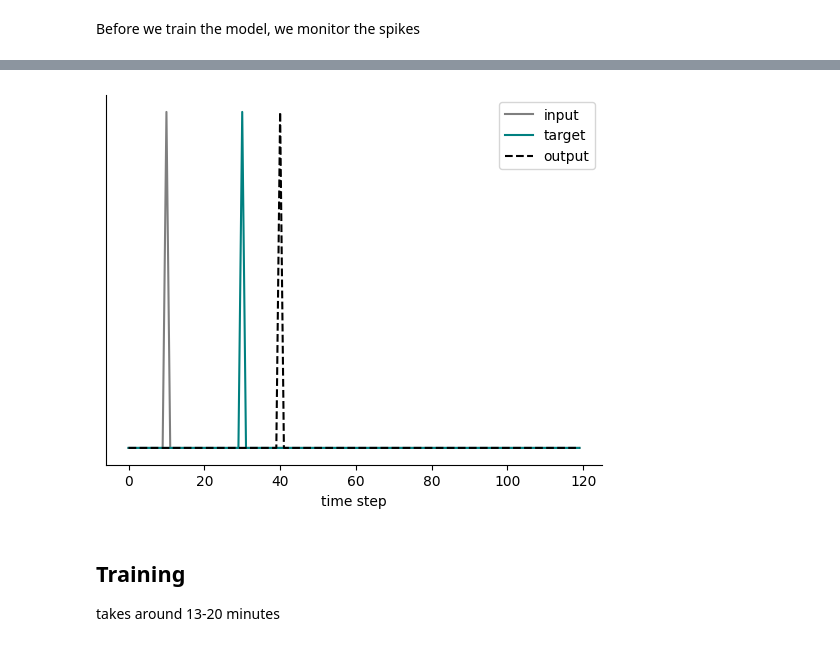
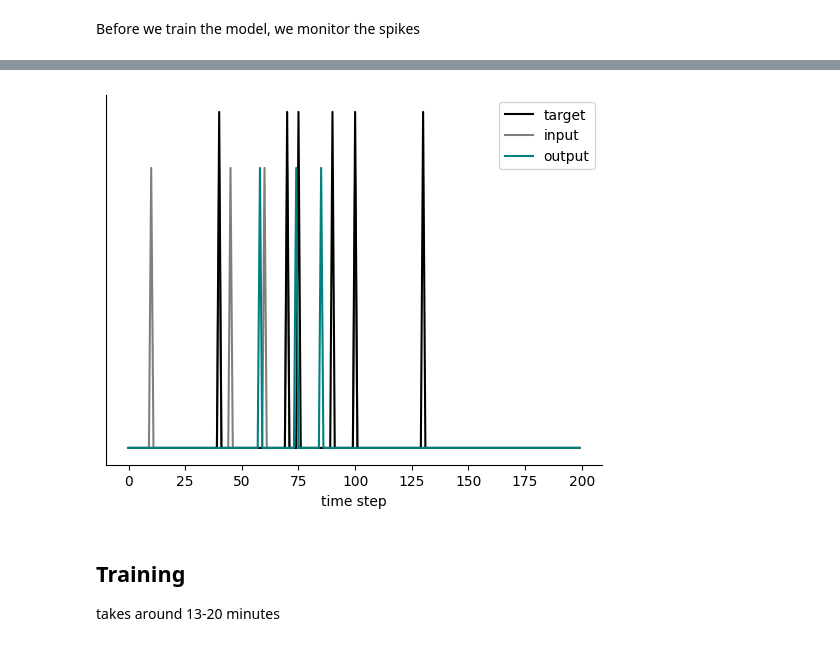
Before and after one commit to fmi-basel/stork, a Jupyter notebook: Playgrounds/delay_spike_train_matching_task.ipynb, the cells around one changed output, grey strips where cells are left out. Cells and saved outputs as stored; diff of their text form; code cells hidden in the pictures.

```diff
--- a/Playgrounds/delay_spike_train_matching_task.ipynb
+++ b/Playgrounds/delay_spike_train_matching_task.ipynb
@@ -36,8 +36,9 @@ dt = 2e-3
 
 duration = nb_time_steps * dt
 # %%
-data = [(torch.tensor([10]), torch.tensor([0]))] * 10
-labels = [(torch.tensor([30]), torch.tensor([0]))] * 10
+inp = torch.tensor([10, 40, 45, 60,70, 100])
+data = [(inp, torch.zeros_like(inp))] * 10
+labels = [(inp+30, torch.zeros_like(inp))] * 10
 # labels = [(torch.tensor([]), torch.tensor([]))]*10
 # %%
 ds_kwargs = dict(
@@ -97,17 +98,16 @@ model = RecurrentSpikingModel(batch_size, nb_time_steps, nb_inputs, device, dtyp
 Add neuron groups
 # %%
 input_group = model.add_group(InputGroup(nb_inputs))
-hidden_neurons = model.add_group(
-    LIFGroup(nb_hidden_units, tau_mem=tau_mem, tau_syn=tau_syn, activation=act_fn)
-)
-
-readout_group = delay_neurons = model.add_group(
-    DelayGroup(
-        src=hidden_neurons,
+delay_neurons = model.add_group(
+    DelayLIF(
+        nb_hidden_units,
+        tau_mem=tau_mem,
+        tau_syn=tau_syn,
+        activation=act_fn,
         max_delay_timesteps=nb_time_steps // 2,
     )
 )
 # %% [markdown]
 Add synapses between the neuron groups
 # %%
-con = model.add_connection(Connection(input_group, hidden_neurons))
+con = model.add_connection(Connection(input_group, delay_neurons))
@@ -165,6 +136,8 @@ DelayGroup
 # %%
 model.add_monitor(stork.monitors.SpikeCountMonitor(model.groups[1]))
-model.add_monitor(stork.monitors.StateMonitor(model.groups[1], "out"))
+model.add_monitor(stork.monitors.StateMonitor(model.groups[1], "mem"))
+model.add_monitor(stork.monitors.StateMonitor(model.groups[1], "mem_buffer"))
+model.add_monitor(stork.monitors.StateMonitor(model.groups[1], "spk_buffer"))
 # %% [output]
 <stork.monitors.StateMonitor at 0x...>
 # %% [markdown]
@@ -211,14 +184,14 @@ print(results)
 # %%
 pred = model.predict(ds_train)
+plt.plot(ds_train[0][1] * 1.2, color="k", label="target")
 plt.plot(ds_train[0][0], color="k", alpha=0.5, label="input")
-plt.plot(ds_train[0][1], color="teal", label="target")
-plt.plot(pred[0], "--", color="k", label="output")
+plt.plot(pred[0], color="teal", label="output")
 plt.legend()
 plt.xlabel("time step")
 plt.yticks([])
 sns.despine()
 # %% [output]
-[figure, old version]
+[figure, new version]
 # %% [markdown]
 ## Training
 
```
Also changed, not shown: parts of 23 cells of this notebook.
